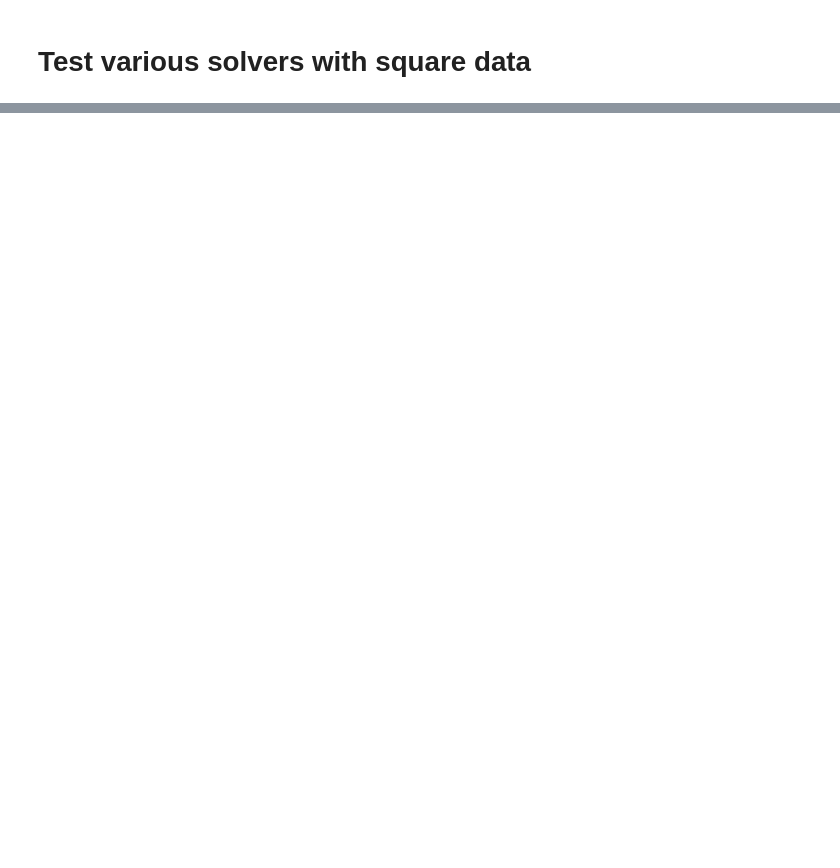
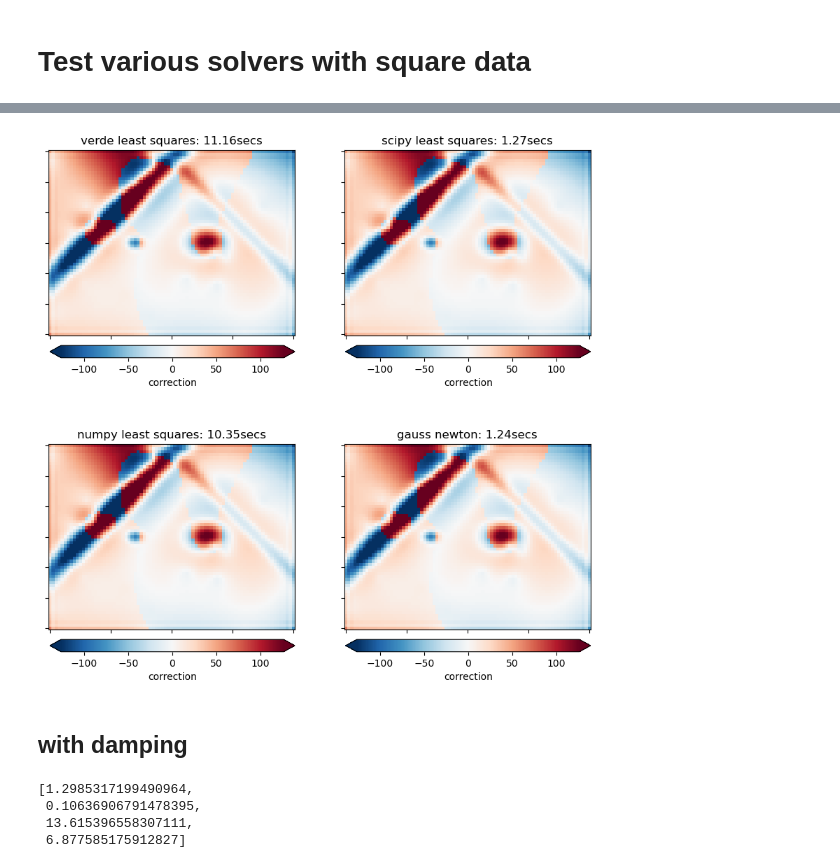
Before and after one commit to mdtanker/RIS_gravity_inversion, a Jupyter notebook: notebooks/solver_comparison.ipynb, the cells around one changed output, grey strips where cells are left out. Saved outputs shown, nothing was run; the diff lists cells and outputs as text; code cells hidden in the pictures; blank space fills up the shorter version.

```diff
--- a/notebooks/solver_comparison.ipynb
+++ b/notebooks/solver_comparison.ipynb
@@ -164,0 +126,71 @@ pd.Series(step).hist(bins=100)
+# %%
+coordinates = vd.grid_coordinates(region=[0, 80, 0, 60], spacing=1)
+data = np.ones_like(coordinates[0])
+grid = vd.make_xarray_grid(coordinates, data, data_names="dummy")
+df = vd.grid_to_table(grid)
+
+# set figure parameters
+sub_width = 5
+nrows, ncols = 2, 2
+
+# setup subplot figure
+fig, ax = plt.subplots(
+    nrows=nrows,
+    ncols=ncols,
+    figsize=(sub_width * ncols, sub_width * nrows),
+)
+
+g=0
+for i in range(nrows):
+    for j in range(ncols):
+        df["correction"] = results[g]
+        grid = df.set_index(["northing","easting"]).to_xarray().correction
+
+        grid.plot(
+            ax=ax[i,j],
+            robust=True,
+            cmap="RdBu_r",
+            cbar_kwargs={
+                "orientation": "horizontal",
+                "anchor": (1, 1),
+                "fraction": 0.05,
+                "pad": 0.04,
+            },
+        )
+        ax[i,j].set_title(f"{solvers[g]}: {round(times[g],2)}secs")
+
+        ax[i,j].set_xticklabels([])
+        ax[i,j].set_yticklabels([])
+        ax[i,j].set_xlabel("")
+        ax[i,j].set_ylabel("")
+        ax[i,j].set_aspect("equal")
+        g +=1
+
+
+fig.show()
+# %% [output]
+[figure, added]
+# %% [markdown]
+## with damping
+# %%
+times = []
+results = []
+for s in solvers:
+    time_start = time.perf_counter()
+    step = inv.solver(
+        jacobian.copy(),
+        residuals,
+        solver_type=s,
+        bounds=None,
+        damping=.1,
+        surface=prisms_df.surface,
+    )
+    time_end = time.perf_counter()
+    times.append(time_end - time_start)
+    results.append(step)
+times
+# %% [output]
+[1.2985317199490964,
+ 0.10636906791478395,
+ 13.615396558307111,
+ 6.877585175912827]
```
Also changed, not shown: parts of 28 cells of this notebook, 16 other files.
